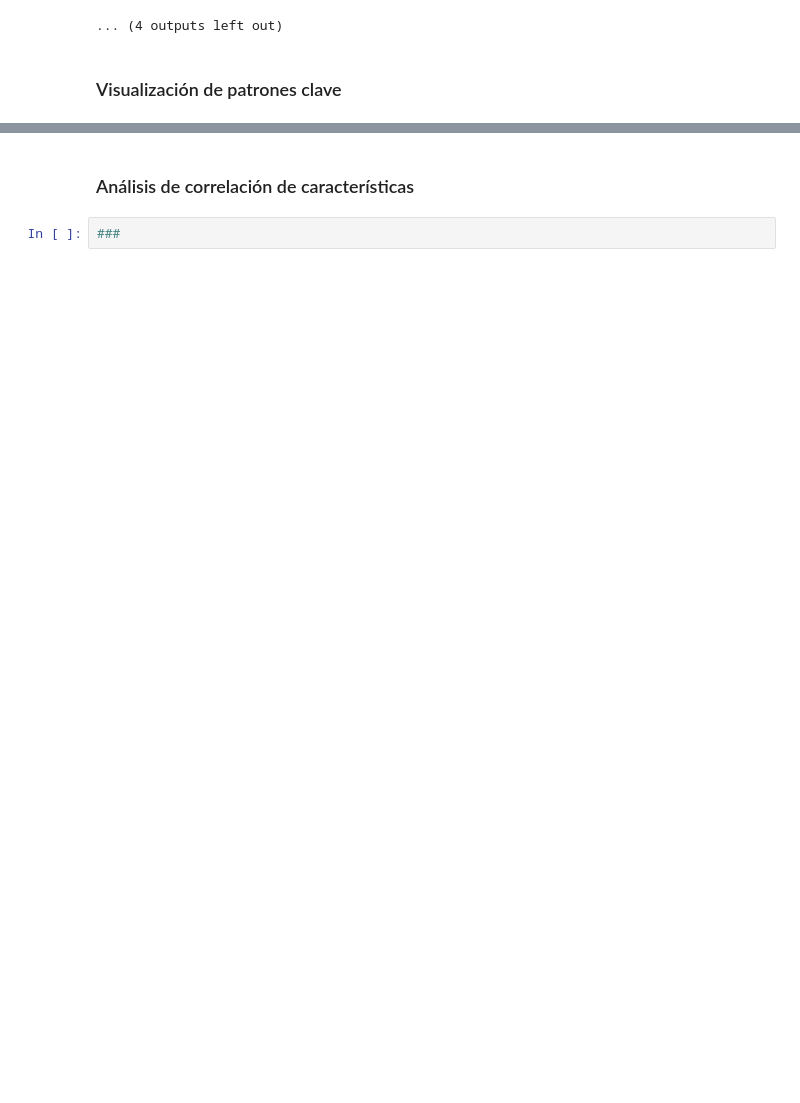
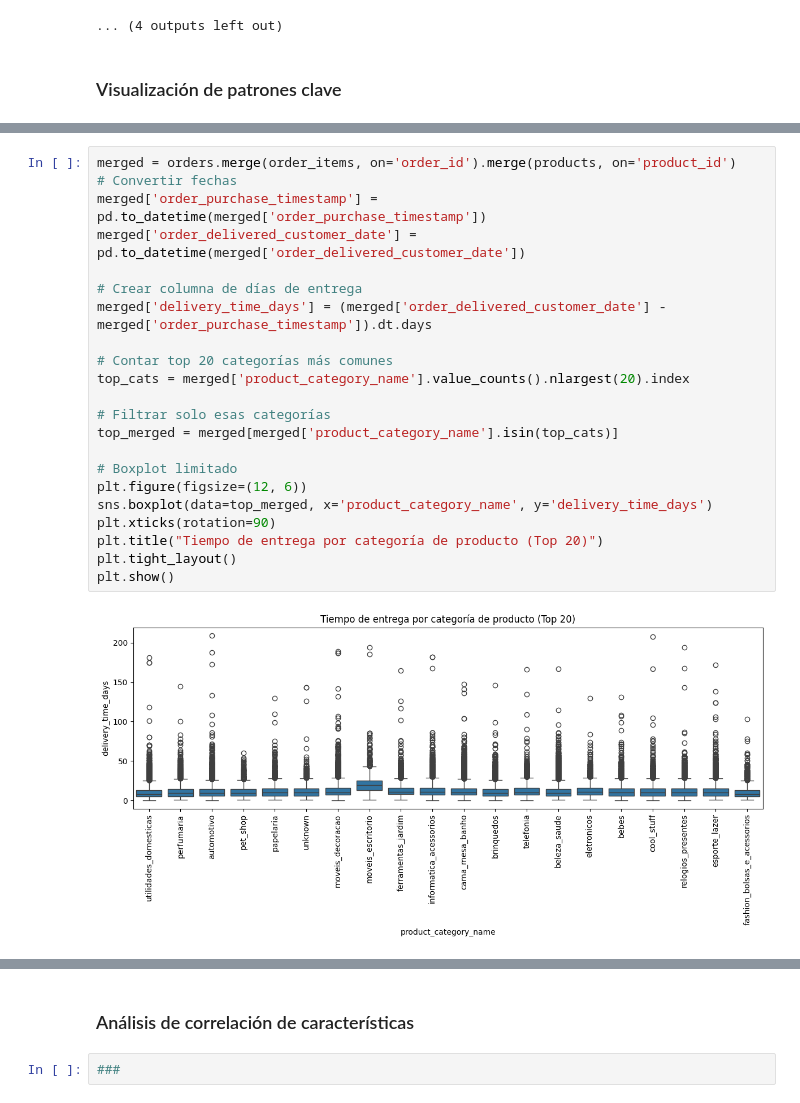
Before and after one commit to JoaquinCampos22155/proyecto3_Mineria, a Jupyter notebook: reporteEDA_copy.ipynb, the cells around one changed output, grey strips where cells are left out. Cells and saved outputs as stored; diff of their text form; blank space fills up the shorter version.

```diff
--- a/reporteEDA_copy.ipynb
+++ b/reporteEDA_copy.ipynb
@@ -426,0 +464,24 @@ for name, df in datasets.items():
+# %%
+merged = orders.merge(order_items, on='order_id').merge(products, on='product_id')
+# Convertir fechas
+merged['order_purchase_timestamp'] = pd.to_datetime(merged['order_purchase_timestamp'])
+merged['order_delivered_customer_date'] = pd.to_datetime(merged['order_delivered_customer_date'])
+
+# Crear columna de días de entrega
+merged['delivery_time_days'] = (merged['order_delivered_customer_date'] - merged['order_purchase_timestamp']).dt.days
+
+# Contar top 20 categorías más comunes
+top_cats = merged['product_category_name'].value_counts().nlargest(20).index
+
+# Filtrar solo esas categorías
+top_merged = merged[merged['product_category_name'].isin(top_cats)]
+
+# Boxplot limitado
+plt.figure(figsize=(12, 6))
+sns.boxplot(data=top_merged, x='product_category_name', y='delivery_time_days')
+plt.xticks(rotation=90)
+plt.title("Tiempo de entrega por categoría de producto (Top 20)")
+plt.tight_layout()
+plt.show()
+# %% [output]
+[figure, added]
```
Also changed, not shown: parts of 7 cells of this notebook.
